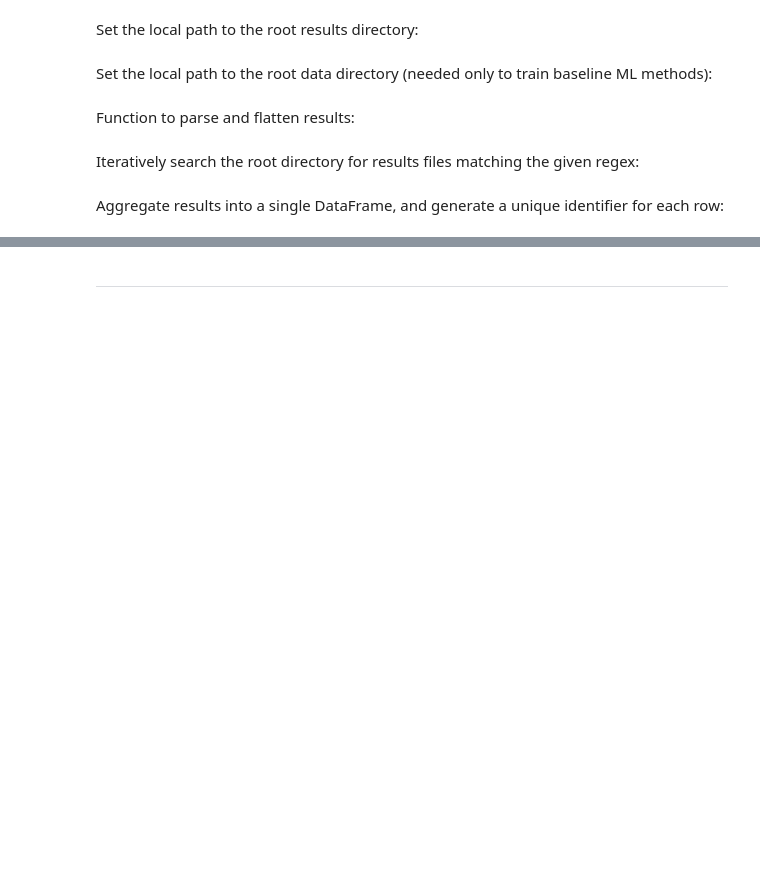
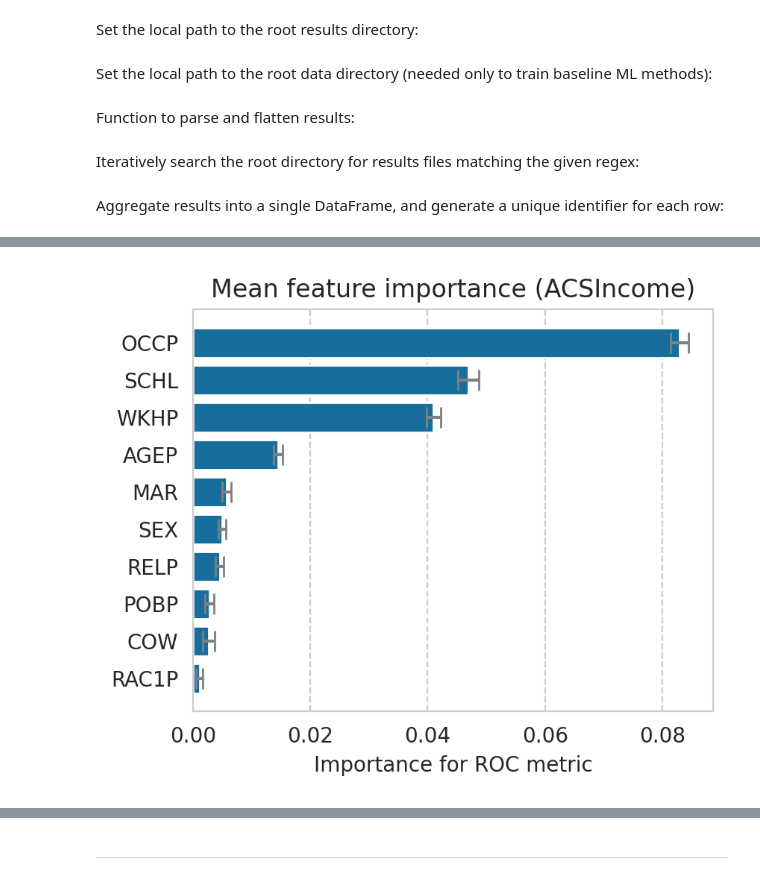
Before and after one commit to socialfoundations/folktexts, a Jupyter notebook: notebooks/parse-feature-importance-results.ipynb, the cells around one changed output, grey strips where cells are left out. Drawn from its saved outputs; the diff is of its cells as text; code cells hidden in the pictures; blank space fills up the shorter version.

Commit message:
updated feature importance notebooks

```diff
--- a/notebooks/parse-feature-importance-results.ipynb
+++ b/notebooks/parse-feature-importance-results.ipynb
@@ -81,4 +154,11 @@ dtype: float64
+# %%
+IMGS_DIR = Path(RESULTS_ROOT_DIR) / "imgs"
+IMGS_DIR.mkdir(exist_ok=True)
 # %%
 from matplotlib import pyplot as plt
 import seaborn as sns
-sns.set()
+sns.set_style("whitegrid", rc={"grid.linestyle": "--"})
+plt.rc("figure", figsize=(4.5, 3.5), dpi=200)
+palette = sns.color_palette("colorblind")
+sns.set_palette("colorblind")
+palette
@@ -100,0 +176,20 @@ results_df.to_csv(Path(RESULTS_ROOT_DIR) / f"aggregated_results.{get_current_tim
+# %%
+def barplot_feat_imp(row: pd.Series, stdev_values=None, ax=None, **kwargs):
+    if ax is None: ax = plt.gca()
+
+    labels = [name[:name.find("_")] for name, val in row.items()]
+    sns.barplot(x=row, y=labels, ax=ax, **kwargs)
+
+    ax.errorbar(
+        x=row.values,
+        y=labels,
+        xerr=stdev_values,
+        fmt='none', c='grey', capsize=5,
+    )
+
+    ax.set_title("Mean feature importance (ACSIncome)")
+    ax.set_xlabel("Importance for ROC metric")
+# %%
+feat_imp_cols_sorted = df[feat_imp_cols].mean().sort_values(ascending=False).index.tolist()
+feat_imp_std_cols_sorted = [col.replace("_imp_mean", "_imp_std") for col in feat_imp_cols_sorted]
+list(zip(feat_imp_cols_sorted, feat_imp_std_cols_sorted))
@@ -100,0 +207,5 @@ results_df.to_csv(Path(RESULTS_ROOT_DIR) / f"aggregated_results.{get_current_tim
+# %%
+barplot_feat_imp(df[feat_imp_cols_sorted].mean(), df[feat_imp_std_cols_sorted].mean())
+plt.savefig(IMGS_DIR / "mean-feat-imp.pdf")
+# %% [output]
+[figure, added]
```
Also changed, not shown: parts of 25 cells of this notebook, 2 other files.
